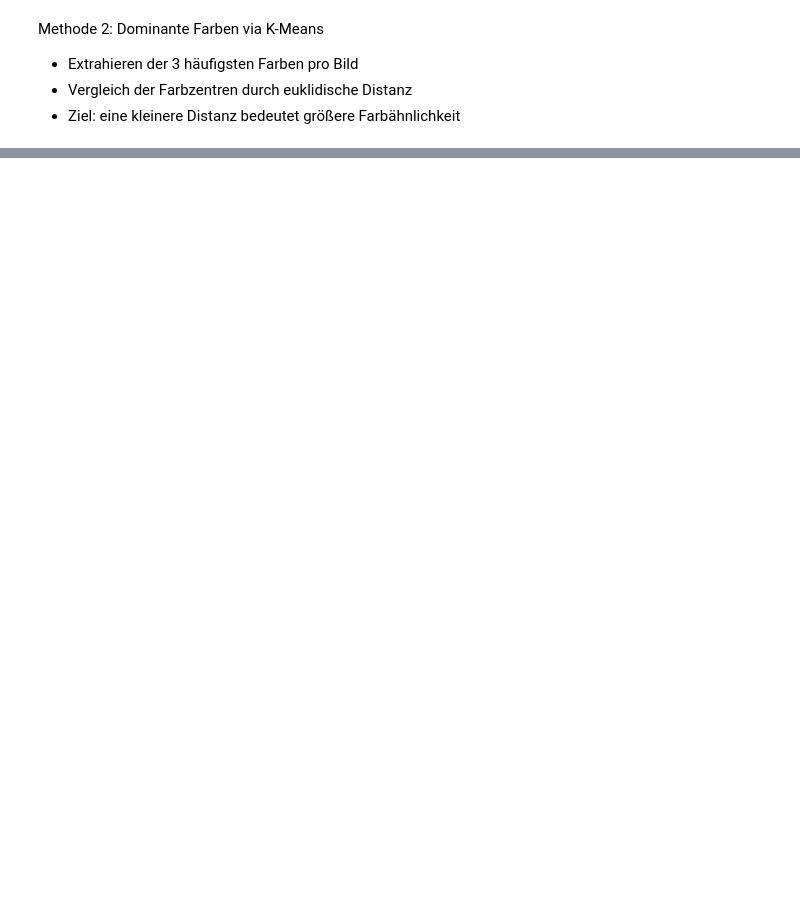
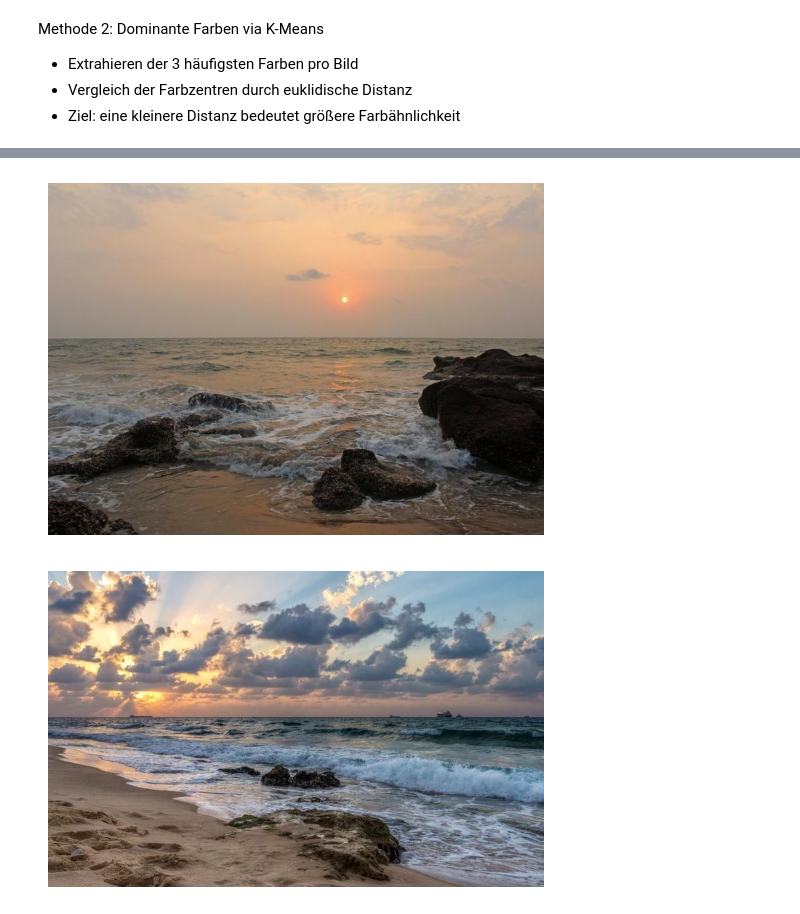
Before and after one commit to Juli-amo/bigdata_ir, a Jupyter notebook: Color_Similarity.ipynb, the cells around one changed output, grey strips where cells are left out. Drawn from its saved outputs; the diff is of its cells as text; code cells hidden in the pictures; blank space fills up the shorter version.

```diff
--- a/Color_Similarity.ipynb
+++ b/Color_Similarity.ipynb
@@ -137 +141,16 @@ print(f"K-Means color distance: {dist:.1f}")
 K-Means color distance: 73.1
+# %%
+# Bilder anzeigen
+bild1 = cv2.cvtColor(bild1, cv2.COLOR_BGR2RGB)
+bild2 = cv2.cvtColor(bild2, cv2.COLOR_BGR2RGB)
+
+plt.imshow(bild1)
+plt.axis('off')
+plt.show()
+
+plt.imshow(bild2)
+plt.axis('off')
+plt.show()
+# %% [output]
+[figure, added]
+[figure, added]
```
Also changed, not shown: parts of 4 cells of this notebook, 1 other file.
